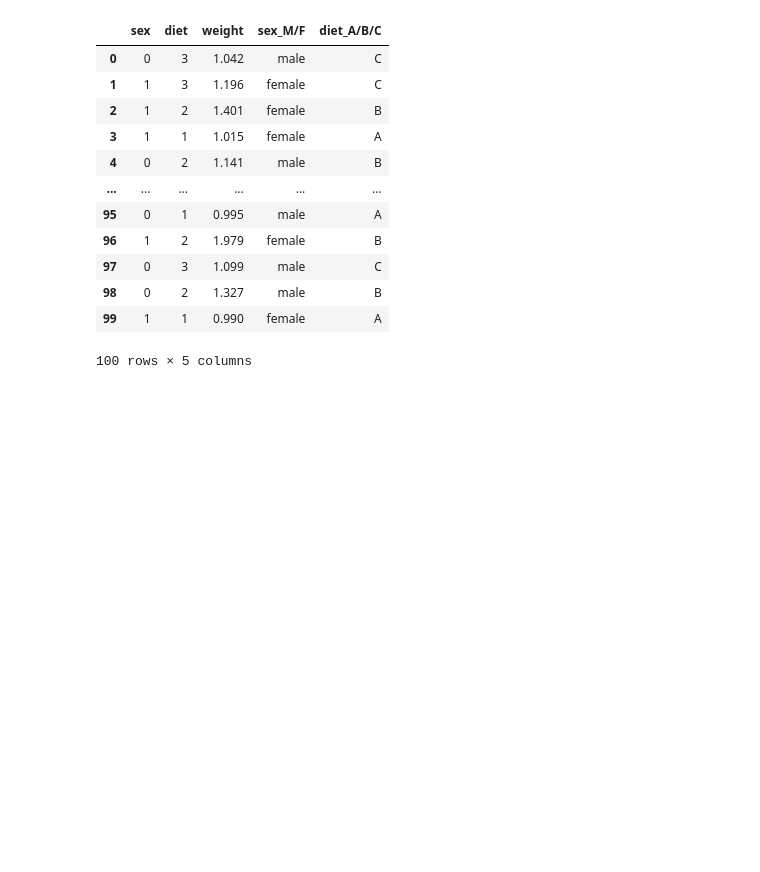
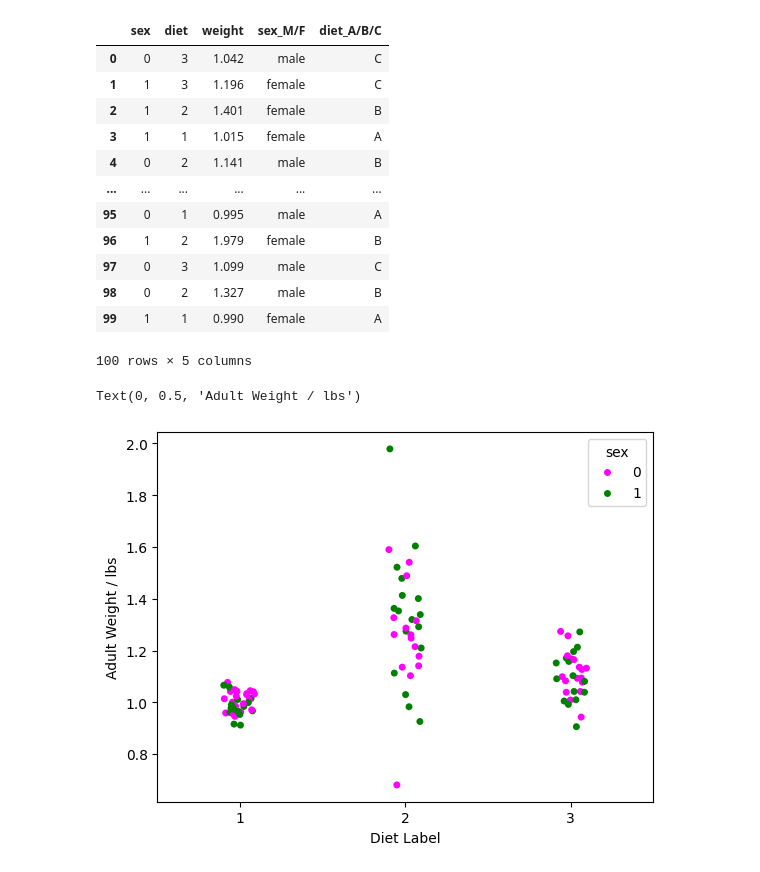
Before and after one commit to stxphz/Sprint8-Project, a Jupyter notebook: recreate-graph.ipynb, the cells around one changed output. Drawn from its saved outputs; the diff is of its cells as text; code cells hidden in the pictures; blank space fills up the shorter version.

Commit message:
recreate chart to given graph

```diff
--- a/recreate-graph.ipynb
+++ b/recreate-graph.ipynb
@@ -320,3 +314,18 @@ display(df_squirrel)
 | 98 | 0 | 2 | 1.327 | male | B |
 | 99 | 1 | 1 | 0.990 | female | A |
 100 rows × 5 columns
+# %%
+# recreate graph using Seaborn Library
+
+import pandas as pd
+import matplotlib.pyplot as plt
+import seaborn as sns
+
+sns.color_palette(palette="husl")
+colors=sns.color_palette(['magenta', 'green'])
+sns.stripplot(x='diet', y='weight', hue='sex', data=df_squirrel, palette=colors)
+plt.xlabel('Diet Label')
+plt.ylabel('Adult Weight / lbs')
+# %% [output]
+Text(0, 0.5, 'Adult Weight / lbs')
+[figure, added]
```
Also changed, not shown: parts of 9 cells of this notebook, 1 other file.
